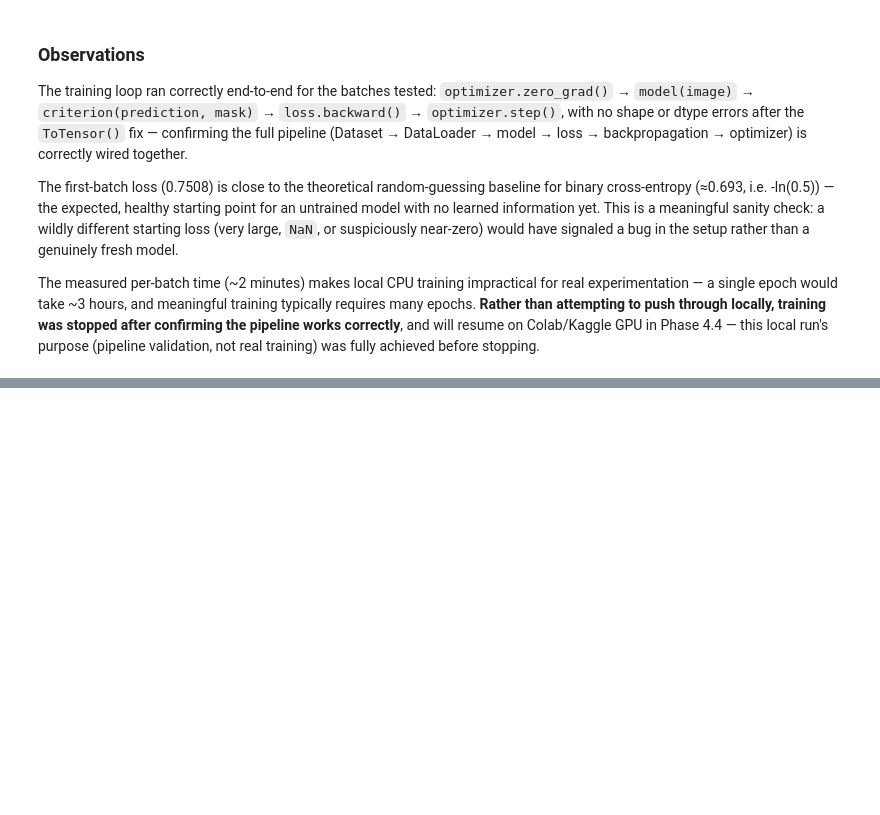
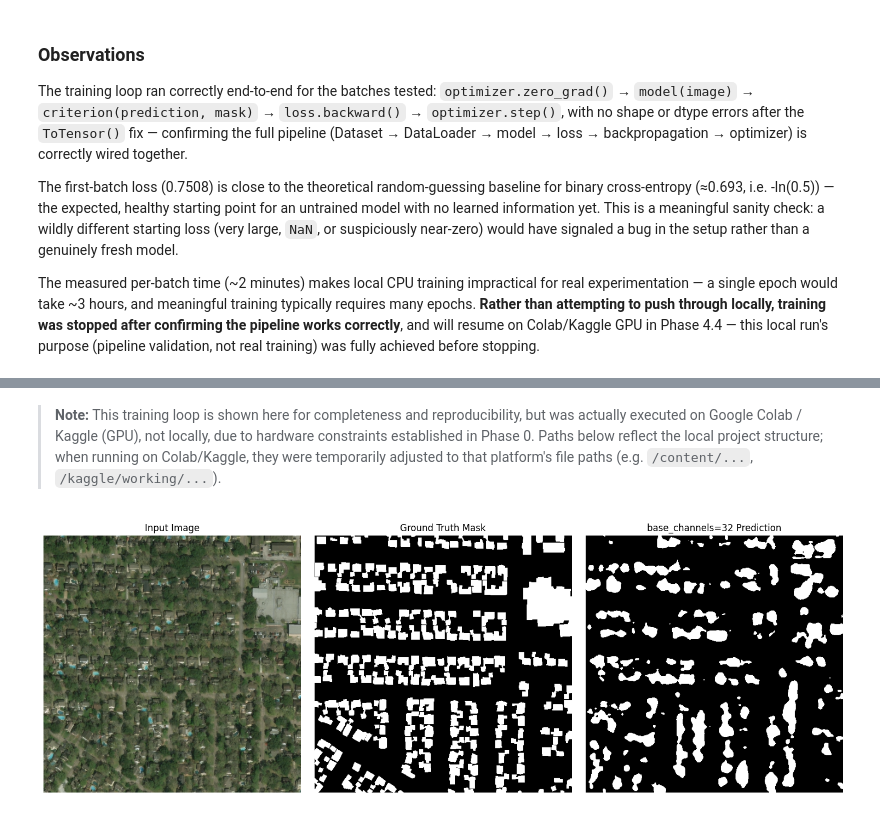
Before and after one commit to husnainalix77/disaster-damage-assessment, a Jupyter notebook: notebooks/04_segmentation.ipynb, the cells around one changed output, grey strips where cells are left out. Drawn from its saved outputs; the diff is of its cells as text; code cells hidden in the pictures; blank space fills up the shorter version.

Commit message:
Phase 4 complete: U-Net trained on GPU (Colab/Kaggle), major data-corruption bug root-caused and fixed, multi-architecture comparison done, final model selection deliberately deferred to Phase 6

```diff
--- a/notebooks/04_segmentation.ipynb
+++ b/notebooks/04_segmentation.ipynb
@@ -170,0 +278,8 @@ The measured per-batch time (~2 minutes) makes local CPU training impractical fo
+# %%
+import json
+
+torch.save(model.state_dict(), "../models/unet_baseline_20epochs.pt")
+
+with open("../data/processed/loss_history.json", "w") as f:
+    json.dump(loss_history, f)
+print("Saved weights and loss history")
@@ -170,0 +366,29 @@ The measured per-batch time (~2 minutes) makes local CPU training impractical fo
+# %% [markdown]
+> **Note:** This training loop is shown here for completeness and reproducibility, but was actually executed on Google Colab / Kaggle (GPU), not locally, due to hardware constraints established in Phase 0. Paths below reflect the local project structure; when running on Colab/Kaggle, they were temporarily adjusted to that platform's file paths (e.g. `/content/...`, `/kaggle/working/...`).
+# %%
+import matplotlib.pyplot as plt
+
+# Put the model in evaluation mode
+model_light.eval()
+
+# Validated augmented image and mask
+image, mask = val_dataset[0]
+image_batch = image.unsqueeze(0).to(device) # [1, 512, 512] -> [1, 1, 512, 512]
+
+with torch.no_grad():
+    prediction = model_light(image_batch) # prediction shape : [1, 1, 512, 512]
+    prediction = torch.sigmoid(prediction) # convert logits to probabilities
+    predicted_mask = (prediction > 0.5).float() # convert probabilities into a binary mask
+
+image_np = image.permute(1, 2, 0).cpu().numpy() # [3, 512, 512] -> [512, 512, 3]
+real_mask_np = mask.squeeze().cpu().numpy() # [512, 512] no needed of channel for mask
+predicted_mask_np = predicted_mask.squeeze().cpu().numpy()
+
+fig, axes = plt.subplots(1, 3, figsize=(15, 5))
+axes[0].imshow(image_np); axes[0].set_title("Input Image"); axes[0].axis("off")
+axes[1].imshow(real_mask_np, cmap="gray"); axes[1].set_title("Ground Truth Mask"); axes[1].axis("off")
+axes[2].imshow(predicted_mask_np, cmap="gray"); axes[2].set_title("base_channels=32 Prediction"); axes[2].axis("off")
+plt.tight_layout()
+plt.show()
+# %% [output]
+[figure, added]
```
Also changed, not shown: parts of 15 cells of this notebook, 3 other files.
